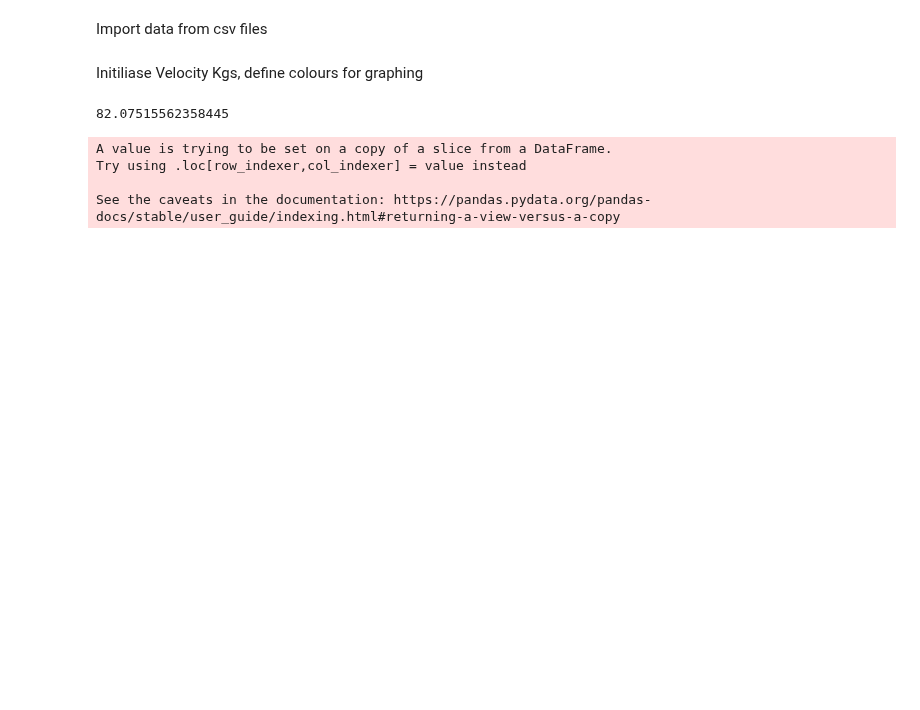
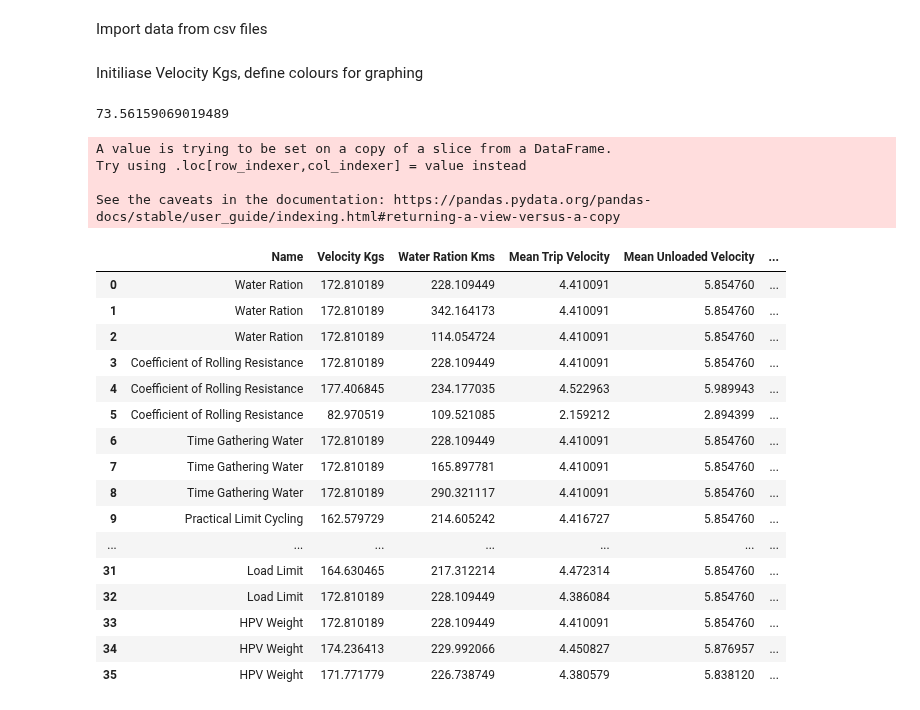
Before and after one commit to allfed/water-access, a Jupyter notebook: scripts/sensitivity_notebook.ipynb, the cells around one changed output. Saved outputs shown, nothing was run; the diff lists cells and outputs as text; code cells hidden in the pictures; blank space fills up the shorter version.

```diff
--- a/scripts/sensitivity_notebook.ipynb
+++ b/scripts/sensitivity_notebook.ipynb
@@ -37,3 +40,13 @@ import src.plotting_tools_water_access as pt  # Custom module for plotting tools
+# %%
+# Lankford for walking, Martin for cycling
+MODEL = "Lankford"
+
+if MODEL == "Martin":
+    model_number = 2
+    filter_value = "Bicycle"
+elif MODEL == "Lankford":
+    model_number = 3
+    filter_value = "Buckets"
 # %% [markdown]
 Import data from csv files
 # %%
@@ -56,20 +69,19 @@ df_large = pd.DataFrame()
 
 ### FIlter Data
 col = "Name"
-filter_value = "Bicycle"
 param_df = allHPV_param_df.loc[(allHPV_param_df[col] == filter_value)]
 
 for i in range(0, len(sens_df)):
 
-    # # initialise variables, options, MET, hpv and Velocity Kgs classes, populated with data via 'init' functions
+    # # initialise variables, options, hpv and Velocity Kgs classes, populated with data via 'init' functions
     mo = mm.model_options()
     mv = mm.model_variables()
-    met = mm.MET_values(mv, country_weight=False, use_country_specific_weights=False)
+    met = mm.MET_values(mv, country_weight=60, met = 3.5, use_country_specific_weights=False)
     hpv = mm.HPV_variables(param_df, mv)
     mr = mm.model_results(hpv, mo)
 
     # select model (bike...)
-    mo.model_selection = 2
+    mo.model_selection = model_number
 
 
     ###### Start big if statement area
@@ -111,7 +123,11 @@ for i in range(0, len(sens_df)):
         if var_string == "Coefficient of Rolling Resistance":
             hpv.Crr = np.array([[[var_test]]]) # change
         elif var_string == "Load Limit":
-            hpv.load_limit = np.array([[[var_test]]]) # change
+            hpv.load_limit = np.array([[[var_test]]])
+        elif (var_string == "Practical Limit Cycling" and mo.model_selection == 2):
+            hpv.practical_limit = np.array([[[var_test]]])
+        elif (var_string == "Practical Limit Walking" and mo.model_selection == 3):
+            hpv.practical_limit = np.array([[[var_test]]])
         elif var_string == "Reference Area":
             mv.A = var_test
         elif var_string == "Drag Coefficient":
@@ -121,7 +137,7 @@ for i in range(0, len(sens_df)):
         elif var_string == "Air Density":
             mv.ro = var_test
         elif var_string == "MET budget":
-            met.MET_of_sustainable_excercise = var_test
+            met = mm.MET_values(mv, country_weight=60, met = var_test, use_country_specific_weights=False)
         elif var_string == "T_hours":
             mv.t_hours = var_test
         elif var_string == "HPV Weight":
@@ -132,9 +148,6 @@ for i in range(0, len(sens_df)):
             mv.m1 = var_test
         elif var_string == "Human Power Output":
             mv.P_t = var_test
-
-
-
 
 
         # # hpv.load_limit = np.array([[[var_test]]]) # change
@@ -224,5 +239,5 @@ for i in range(0, len(sens_df)):
 df_large[primary_graph_value].max()*1.10
 df_large[primary_graph_value].min()*0.90
 # %% [output]
-82.07515562358445
+73.56159069019489
 # %%
@@ -299,2 +318,21 @@ See the caveats in the documentation: https://pandas.pydata.org/pandas-docs/stab
 # %%
-summary_df["Name"].to_csv("listvars.csv")
+# summary_df["Name"].to_csv("listvars.csv")
+summary_df
+# %% [output]
+|  | Name | Velocity Kgs | Water Ration Kms | Mean Trip Velocity | Mean Unloaded Velocity | ... |
+| 0 | Water Ration | 172.810189 | 228.109449 | 4.410091 | 5.854760 | ... |
+| 1 | Water Ration | 172.810189 | 342.164173 | 4.410091 | 5.854760 | ... |
+| 2 | Water Ration | 172.810189 | 114.054724 | 4.410091 | 5.854760 | ... |
+| 3 | Coefficient of Rolling Resistance | 172.810189 | 228.109449 | 4.410091 | 5.854760 | ... |
+| 4 | Coefficient of Rolling Resistance | 177.406845 | 234.177035 | 4.522963 | 5.989943 | ... |
+| 5 | Coefficient of Rolling Resistance | 82.970519 | 109.521085 | 2.159212 | 2.894399 | ... |
+| 6 | Time Gathering Water | 172.810189 | 228.109449 | 4.410091 | 5.854760 | ... |
+| 7 | Time Gathering Water | 172.810189 | 165.897781 | 4.410091 | 5.854760 | ... |
+| 8 | Time Gathering Water | 172.810189 | 290.321117 | 4.410091 | 5.854760 | ... |
+| 9 | Practical Limit Cycling | 162.579729 | 214.605242 | 4.416727 | 5.854760 | ... |
+| ... | ... | ... | ... | ... | ... | ... |
+| 31 | Load Limit | 164.630465 | 217.312214 | 4.472314 | 5.854760 | ... |
+| 32 | Load Limit | 172.810189 | 228.109449 | 4.386084 | 5.854760 | ... |
+| 33 | HPV Weight | 172.810189 | 228.109449 | 4.410091 | 5.854760 | ... |
+| 34 | HPV Weight | 174.236413 | 229.992066 | 4.450827 | 5.876957 | ... |
+| 35 | HPV Weight | 171.771779 | 226.738749 | 4.380579 | 5.838120 | ... |
```
Also changed, not shown: parts of 6 cells of this notebook, 14 other files.
